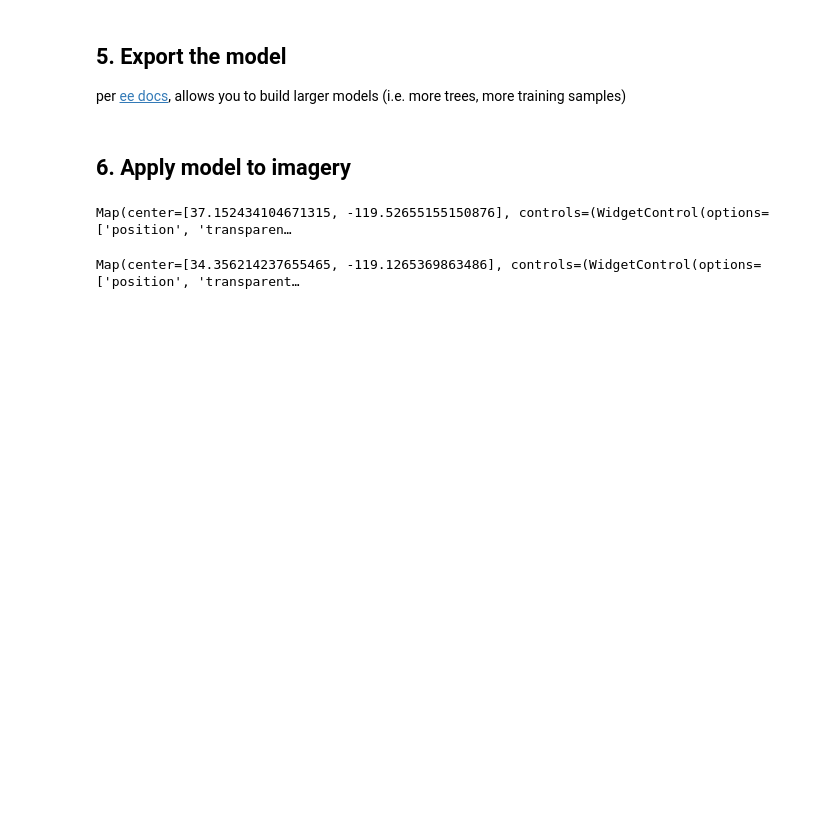
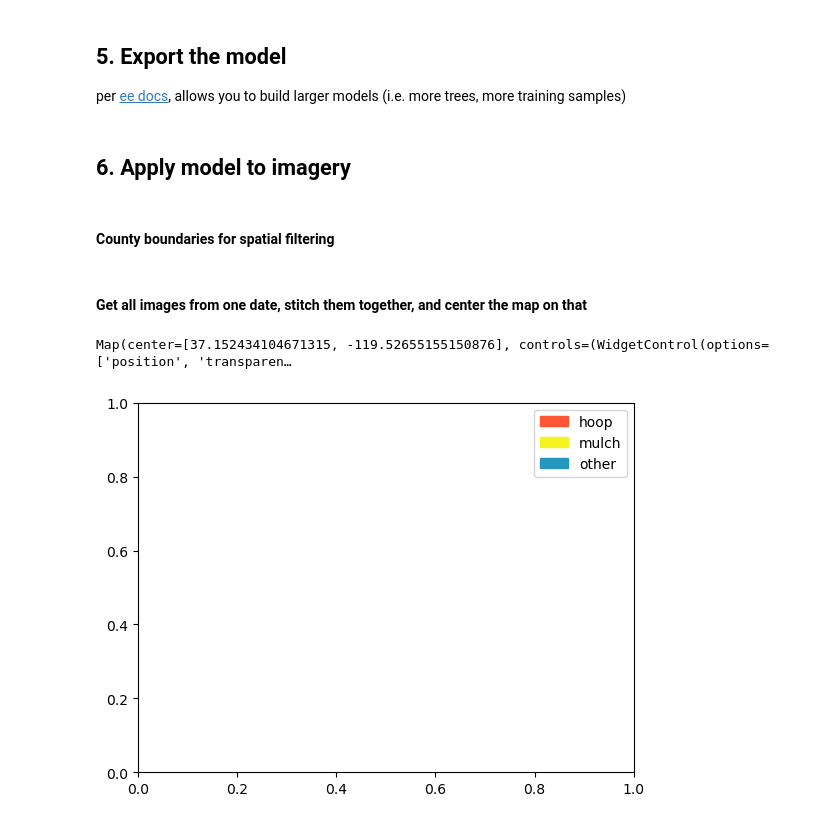
Before and after one commit to tnc-ca-geo/rs-ag-plastics, a Jupyter notebook: AT_StatewideModelDraft.ipynb, the cells around one changed output. Cells and saved outputs as stored; diff of their text form; code cells hidden in the pictures; blank space fills up the shorter version.

Commit message:
cloud filter testing

```diff
--- a/AT_StatewideModelDraft.ipynb
+++ b/AT_StatewideModelDraft.ipynb
@@ -779,6 +851,8 @@ per [ee docs](https://developers.google.com/earth-engine/apidocs/export-classifi
 # bring in the saved classifier
 rf_asset_id = 'projects/ee-annalisertaylor/assets/TNC/agplastics/RF_classifier'
 savedClassifier = ee.Classifier.load(rf_asset_id)
+# %% [markdown]
+#### County boundaries for spatial filtering
 # %%
 # grab county boundaries for spatial filtering
 county_bnd = ee.FeatureCollection("TIGER/2016/Counties").filterBounds(ca)
@@ -792,51 +866,37 @@ santabarbara = county_bnd.filter(ee.Filter.eq('NAME', 'Santa Barbara'))
 # county_df = geemap.ee_to_df(county_bnd)
 # pd.set_option('display.max_rows', 75)
 # county_df['NAME']
+# %% [markdown]
+#### Get all images from one date, stitch them together, and center the map on that
 # %%
-startDate = '2023-07-01'
-endDate = '2023-12-30'
-sentinel2023 = processedCollection.filterDate(startDate, endDate).filterBounds(ca)
-
 # to get all dates of imagery in a collection - will time out on a large collection
-# turns out there is an image every day, so we needn't worry
+# turns out there is an image every day, so we don't need to use this/worry
 # def getDate(image):
 #     return ee.Feature(None, {'date': image.date().format('YYYY-MM-dd')})
 # dates = sentinel2023.map(getDate).distinct('date').aggregate_array('date')
 # dates
-
 # there are 20-31 images per day in CA
 # oneday = processedCollection.filterDate('2020-09-01', '2020-09-02').filterBounds(ca)
 # oneday
 
 # for a given date, get images from that date, stitch them together, and center the map on that
-date = '2023-07-01'
+date = '2022-07-03'
 nextday = ee.Date(date).advance(1, 'day').format('YYYY-MM-dd')
 oneday = processedCollection.filterDate(date, nextday)
 
 # these methods look identical to me in this case, even at image seams
-# mosaic will take the last to first pixel
+# mosaic will take the last pixel first
 mosaic = oneday.mosaic()
 median = oneday.median()
 
-m = geemap.Map()
-m.addLayer(oneday, rgbVis, 'Collection')
-m.addLayer(mosaic, rgbVis, 'Mosaic')
-m.addLayer(median, rgbVis, 'Median')
-m.centerObject(ca, 6)
-m
+# m = geemap.Map()
+# # all pixel values are identical
+# m.addLayer(oneday, rgbVis, 'Collection')
+# m.addLayer(mosaic, rgbVis, 'Mosaic')
+# m.addLayer(median, rgbVis, 'Median')
+# m.centerObject(ca, 6)
+# m
-# %% [output]
-Map(center=[37.152434104671315, -119.52655155150876], controls=(WidgetControl(options=['position', 'transparen…
 # %%
-# create a sentinel composite for 2023, already filtered to CA
-# adding another county filter so that this runs faster
-co = ventura
-# just running this one scene at a time
-# get every image for a given date
-# TODO check out cloud filter, filtering plastic
-startDate = '2023-07-01'
-endDate = '2023-12-30'
-sentinel2023 = processedCollection.filterDate(startDate, endDate).filterBounds(co).first()
-
 # visualize the classified plastic
 landcover_palette = ['FF5733', 'F4F31D', '2596be']
 plastic_viz = {
@@ -845,18 +905,35 @@ plastic_viz = {
     'max': 2,
     # 'format': 'png'
 }
-# classify the image - can clip to truck crops in oxnard
-# classified = sentinel2023.classify(savedClassifier).clip(aoi_truck_crop)
-classified = sentinel2023.classify(savedClassifier)
+
+crops = crops.where(crops, 1)
+
+# classify the image
+classified = mosaic.classify(savedClassifier).updateMask(crops)
 
 # TODO clip to my fields extent map created in pro
 
 # add the classified plastic and composite image to map
 m = geemap.Map()
 # m.add_basemap('HYBRID')
-m.addLayer(sentinel2023, {'bands': ['B4', 'B3', 'B2'], 'min': 0, 'max': 3000}, 'S2 Composite 2023')
+m.addLayer(mosaic, rgbVis, 'Sentinel: ' + date)
 m.addLayer(classified, plastic_viz, 'Classified Plastic')
-m.centerObject(co, 10)
+m.centerObject(ca, 6)
 m
+
+# could add NDWI given possible confusion with flooded fields/water
+# chat with kirk about standing water with plastic mulch
 # %% [output]
-Map(center=[34.356214237655465, -119.1265369863486], controls=(WidgetControl(options=['position', 'transparent…
+Map(center=[37.152434104671315, -119.52655155150876], controls=(WidgetControl(options=['position', 'transparen…
+# %%
+# Define the colors and labels
+colors = ['#FF5733', '#F4F31D', '#2596be']
+labels = ['hoop', 'mulch', 'other']
+
+# Create a legend with the colors and labels
+patches = [plt.Rectangle((0, 0), 1, 1, color=color) for color in colors]
+plt.legend(patches, labels)
+
+plt.show()
+# %% [output]
+[figure, added]
```
Also changed, not shown: parts of 18 cells of this notebook.
